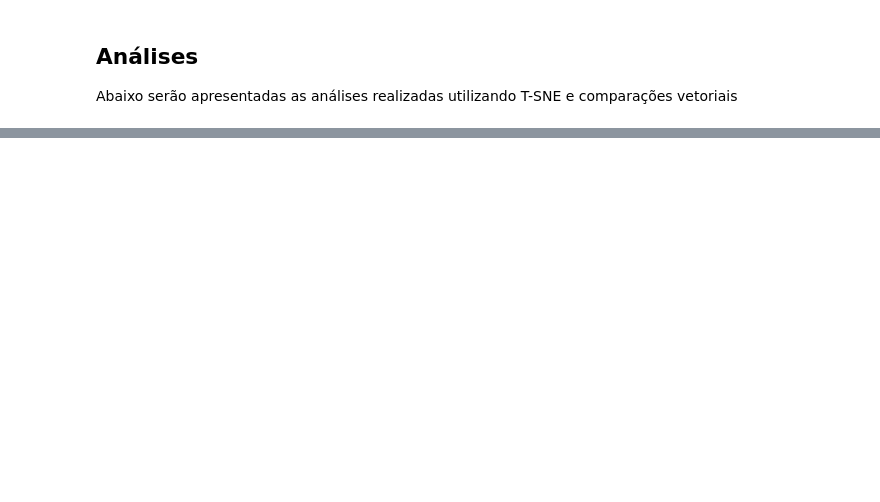
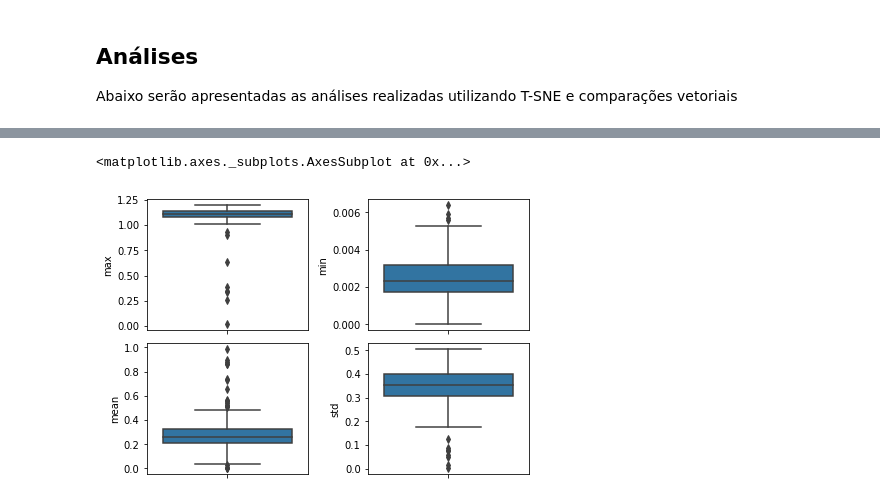
Before and after one commit to iperoyg/conversation-representation, a Jupyter notebook: DeepNLP_ProjetoFinal.ipynb, the cells around one changed output, grey strips where cells are left out. Cells and saved outputs as stored; diff of their text form; code cells hidden in the pictures; blank space fills up the shorter version.

```diff
--- a/DeepNLP_ProjetoFinal.ipynb
+++ b/DeepNLP_ProjetoFinal.ipynb
@@ -26,0 +87,22 @@ Abaixo serão apresentadas as análises realizadas utilizando T-SNE e comparaç
+# %%
+grouped_conversation_df = conversation_df.groupby("new_id")
+# %%
+aggregations = {'doc2vec': [calculate_sequential_position_change]}
+df = grouped_conversation_df.agg(aggregations)
+# %%
+df.columns = (df.columns.map('_'.join))
+# %%
+df['max'] = df['doc2vec_calculate_sequential_position_change'].apply(lambda x : max(x))
+df['min'] = df['doc2vec_calculate_sequential_position_change'].apply(lambda x : min(x))
+df['mean'] = df['doc2vec_calculate_sequential_position_change'].apply(lambda x : statistics.mean(x))
+df['std'] = df['doc2vec_calculate_sequential_position_change'].apply(lambda x : statistics.stdev(x))
+df['chunks_number'] = df['doc2vec_calculate_sequential_position_change'].apply(lambda x : len(x)+1)
+# %%
+fig, axs = plt.subplots(2, 2, constrained_layout=True)
+seaborn.boxplot(df['max'], orient="v", ax=axs[0,0])
+seaborn.boxplot(df['min'], orient="v", ax=axs[0,1])
+seaborn.boxplot(df['mean'], orient="v", ax=axs[1,0])
+seaborn.boxplot(df['std'], orient="v", ax=axs[1,1])
+# %% [output]
+<matplotlib.axes._subplots.AxesSubplot at 0x...>
+[figure, added]
```
Also changed, not shown: parts of 29 cells of this notebook, 3 other files.
